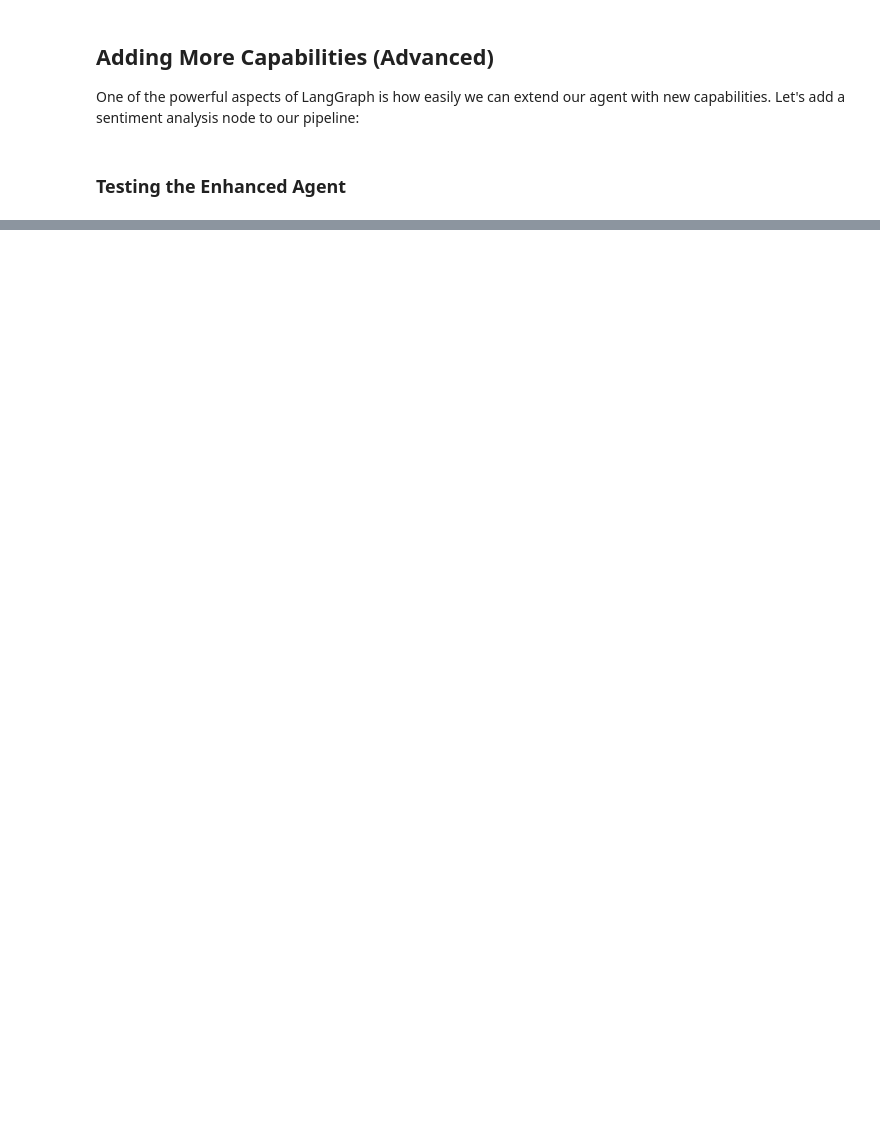
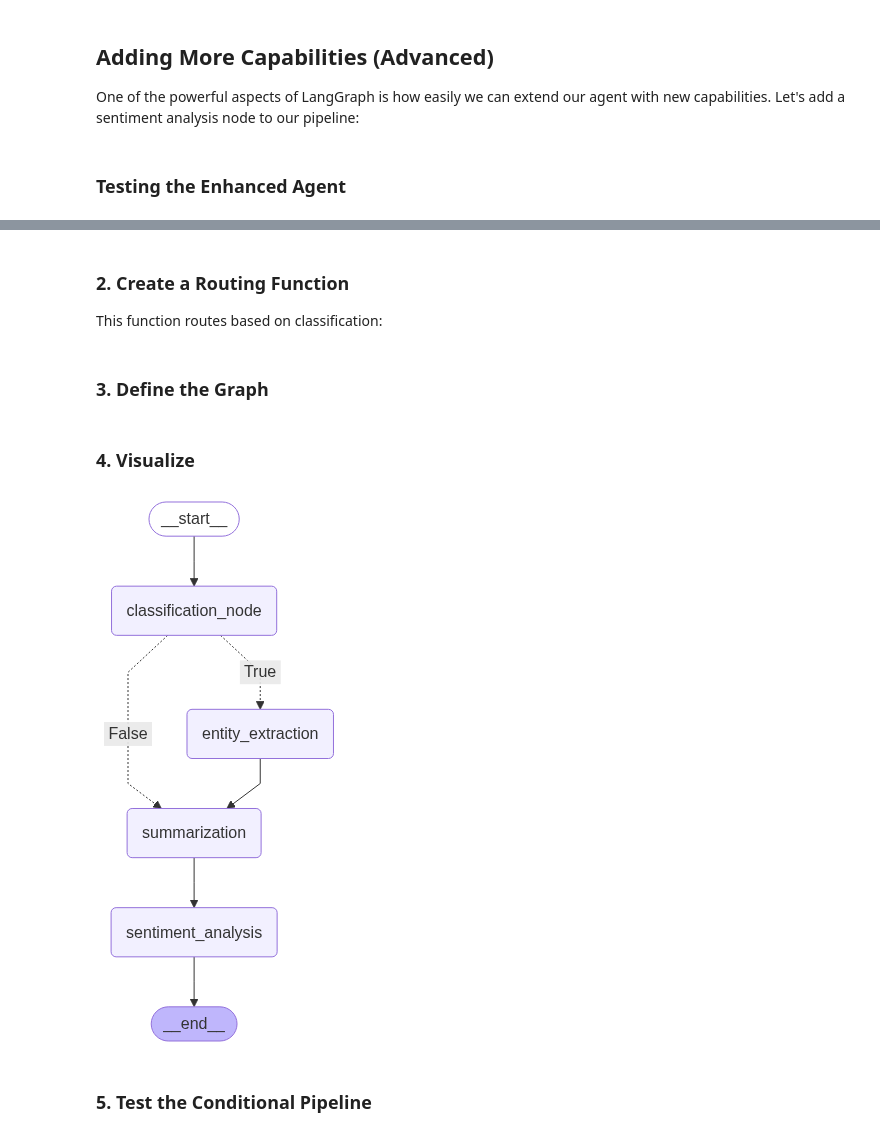
Before and after one commit to vishwak1002/agents-towards-production, a Jupyter notebook: tutorials/LangGraph-agent/langgraph_tutorial.ipynb, the cells around one changed output, grey strips where cells are left out. Saved outputs shown, nothing was run; the diff lists cells and outputs as text; code cells hidden in the pictures; blank space fills up the shorter version.

Commit message:
Add LangGraph conditional pipeline to the tutorial

```diff
--- a/tutorials/LangGraph-agent/langgraph_tutorial.ipynb
+++ b/tutorials/LangGraph-agent/langgraph_tutorial.ipynb
@@ -284,0 +313,52 @@ Sentiment: The sentiment of the text is Positive. It highlights the advancements
+# %% [markdown]
+### 2. Create a Routing Function
+This function routes based on classification:
+# %%
+# Route after classification
+def route_after_classification(state: EnhancedState) -> str:
+    category = state["classification"].lower() # returns: "news", "blog", "research", "other"
+    return category in ["news", "research"]
+# %% [markdown]
+### 3. Define the Graph
+# %%
+from langgraph.graph import StateGraph, END
+
+conditional_workflow = StateGraph(EnhancedState)
+
+# Add nodes
+conditional_workflow.add_node("classification_node", classification_node)
+conditional_workflow.add_node("entity_extraction", entity_extraction_node)
+conditional_workflow.add_node("summarization", summarization_node)
+conditional_workflow.add_node("sentiment_analysis", sentiment_node)
+
+# Set entry point
+conditional_workflow.set_entry_point("classification_node")
+
+# Add conditional edge
+conditional_workflow.add_conditional_edges("classification_node", route_after_classification, path_map={
+    True: "entity_extraction",
+    False: "summarization"
+})
+
+# Add remaining static edges
+conditional_workflow.add_edge("entity_extraction", "summarization")
+conditional_workflow.add_edge("summarization", "sentiment_analysis")
+conditional_workflow.add_edge("sentiment_analysis", END)
+
+# Compile
+conditional_app = conditional_workflow.compile()
+# %% [markdown]
+### 4. Visualize
+# %%
+from IPython.display import Image, display
+
+try:
+    display(Image(
+        conditional_app.get_graph().draw_mermaid_png()
+    ))
+except:
+    print("Graph: classification_node → (conditional) → [entity_extraction or summarization] → sentiment_analysis → END")
+# %% [output]
+[figure, added]
+# %% [markdown]
+### 5. Test the Conditional Pipeline
```
Also changed, not shown: parts of 12 cells of this notebook.
